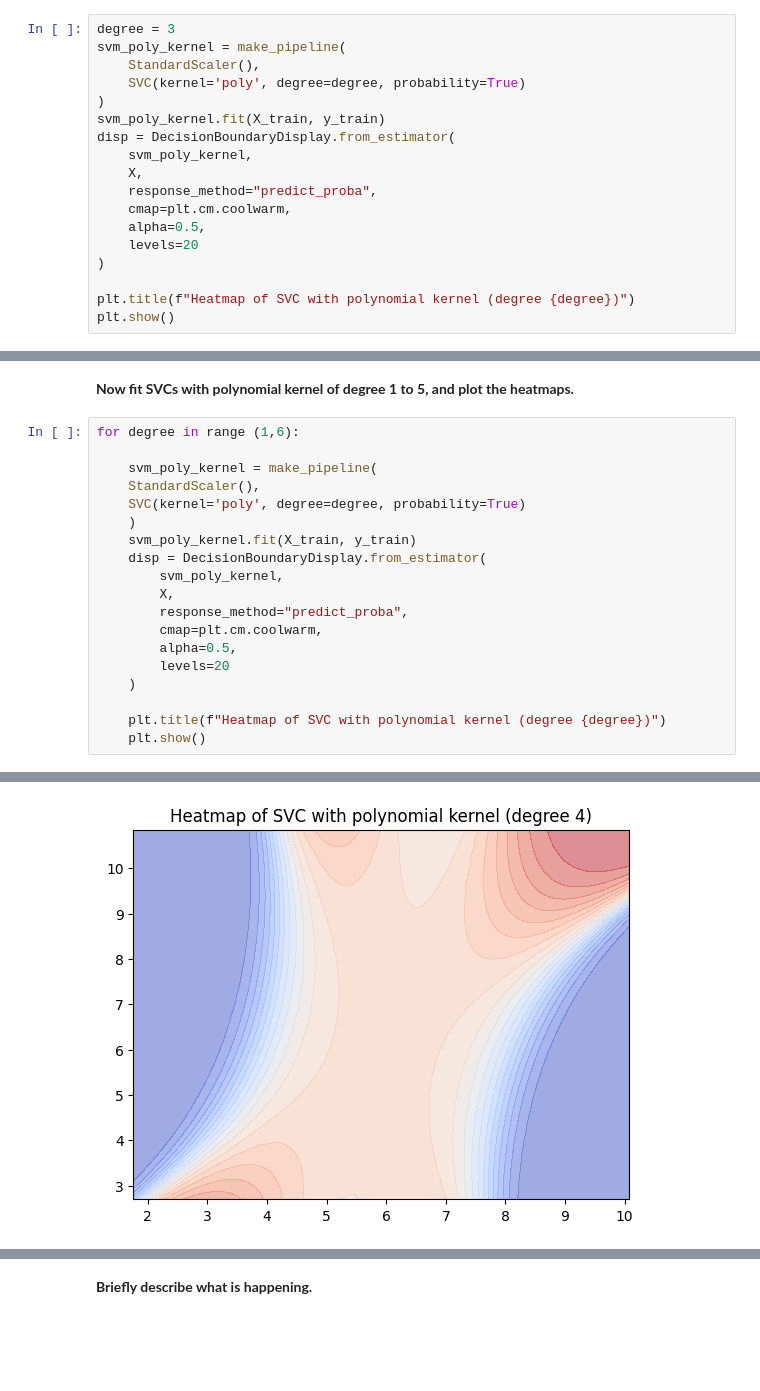
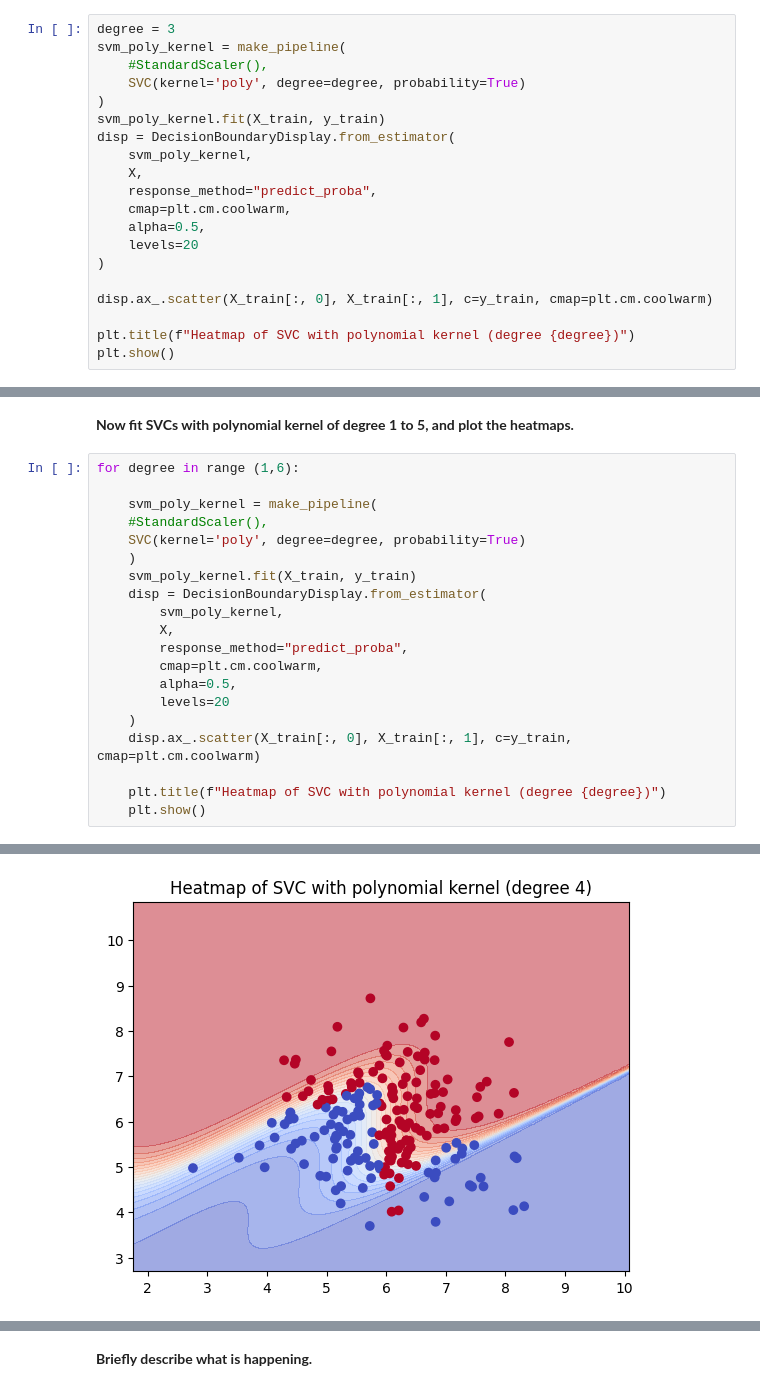
Before and after one commit to audreybvt/ML, a Jupyter notebook: Lab 4 - Classifiers extended edition.ipynb, the cells around one changed output, grey strips where cells are left out. Drawn from its saved outputs; the diff is of its cells as text; blank space fills up the shorter version.

```diff
--- a/Lab 4 - Classifiers extended edition.ipynb
+++ b/Lab 4 - Classifiers extended edition.ipynb
@@ -661,7 +664,7 @@ plt.show()
 # %%
 degree = 3
 svm_poly_kernel = make_pipeline(
-    StandardScaler(),
+    #StandardScaler(),
     SVC(kernel='poly', degree=degree, probability=True)
 )
 svm_poly_kernel.fit(X_train, y_train)
@@ -674,6 +677,8 @@ disp = DecisionBoundaryDisplay.from_estimator(
     levels=20
 )
 
+disp.ax_.scatter(X_train[:, 0], X_train[:, 1], c=y_train, cmap=plt.cm.coolwarm)
+
 plt.title(f"Heatmap of SVC with polynomial kernel (degree {degree})")
 plt.show()
 # %% [output]
@@ -686,7 +694,7 @@ plt.show()
 for degree in range (1,6):
 
     svm_poly_kernel = make_pipeline(
-    StandardScaler(),
+    #StandardScaler(),
     SVC(kernel='poly', degree=degree, probability=True)
     )
     svm_poly_kernel.fit(X_train, y_train)
@@ -698,6 +706,7 @@ for degree in range (1,6):
         alpha=0.5,
         levels=20
     )
+    disp.ax_.scatter(X_train[:, 0], X_train[:, 1], c=y_train, cmap=plt.cm.coolwarm)
 
     plt.title(f"Heatmap of SVC with polynomial kernel (degree {degree})")
     plt.show()
@@ -708 +717 @@ for degree in range (1,6):
-[figure, old version]
+[figure, new version]
```
Also changed, not shown: parts of 8 cells of this notebook.
